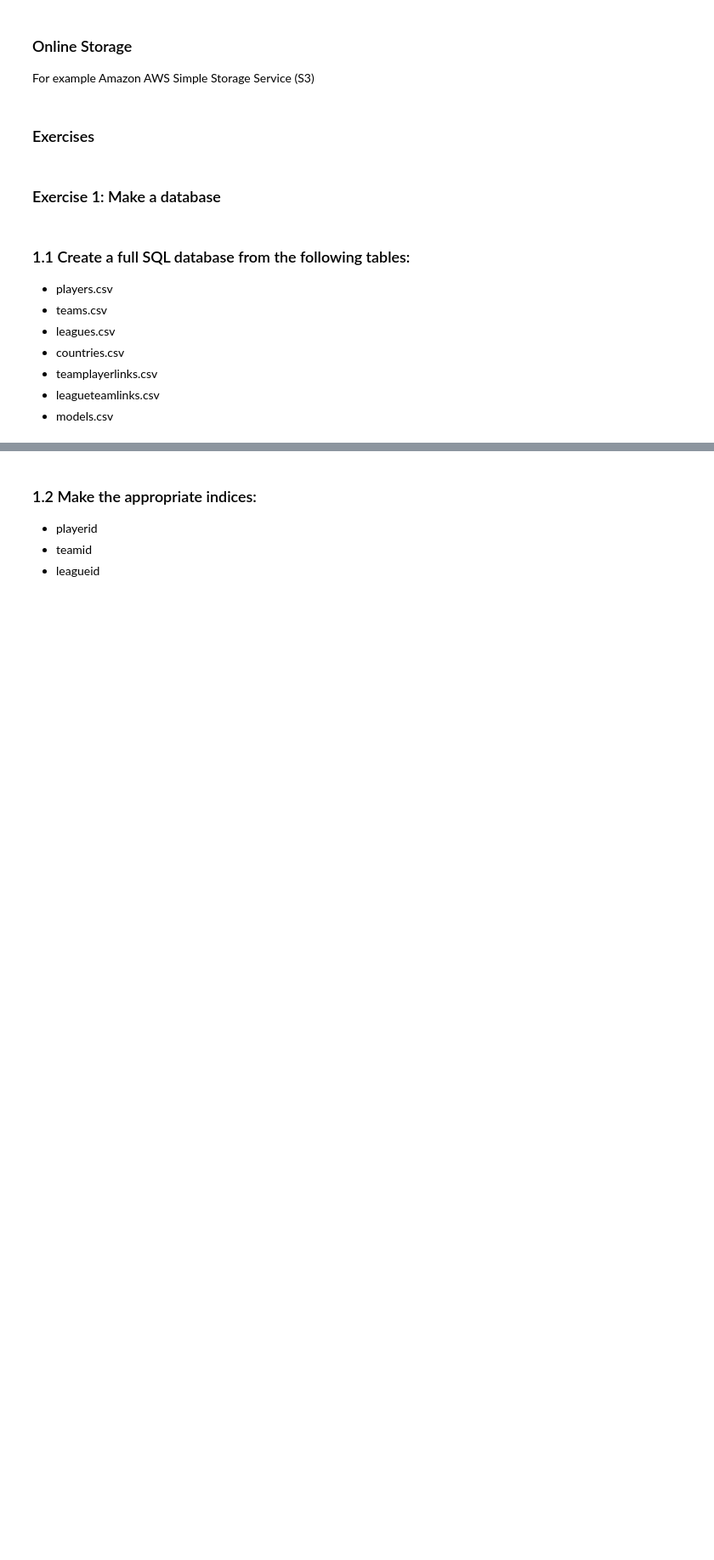
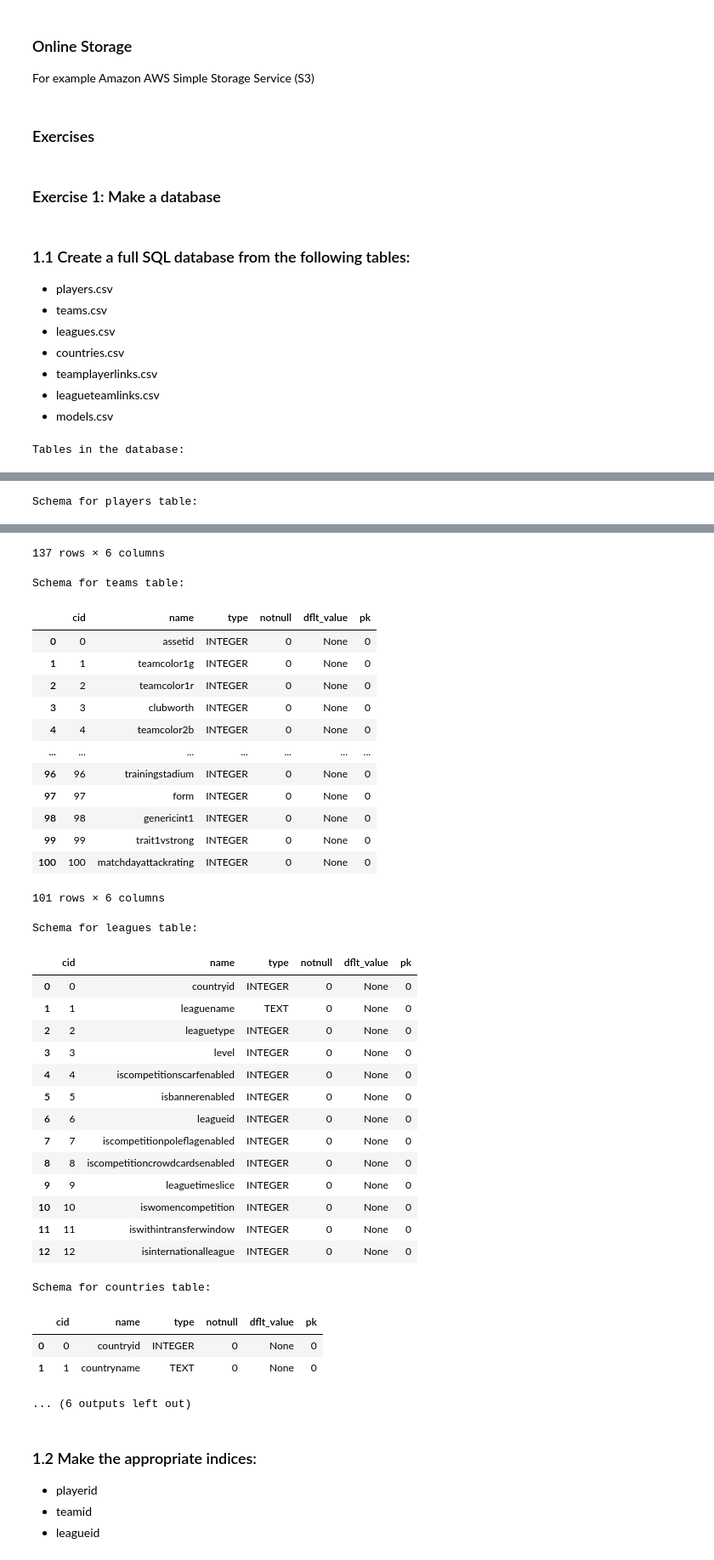
Before and after one commit to Paul-Bett/MLFC, a Jupyter notebook: _notebooks/02-pandas-practical.ipynb, the cells around one changed output, grey strips where cells are left out. Shown: that part at 85% size. Drawn from its saved outputs; the diff is of its cells as text; code cells hidden in the pictures; blank space fills up the shorter version.

```diff
--- a/_notebooks/02-pandas-practical.ipynb
+++ b/_notebooks/02-pandas-practical.ipynb
@@ -1396,4 +1396,38 @@ ltlinks.to_sql("leagueteamlinks", con, if_exists="replace", index=False)
 models.to_sql("models", con, if_exists="replace", index=False)
 
 con.commit()
-con.close()
+
+# Data inspection
+print("Tables in the database:")
+tables = pd.read_sql_query("SELECT name FROM sqlite_master WHERE type='table';", con)
+display(tables)
+
+print("\nSchema for players table:")
+schema_players = pd.read_sql_query("PRAGMA table_info(players);", con)
+display(schema_players)
+
+print("\nSchema for teams table:")
+schema_players = pd.read_sql_query("PRAGMA table_info(teams);", con)
+display(schema_players)
+
+print("\nSchema for leagues table:")
+schema_players = pd.read_sql_query("PRAGMA table_info(leagues);", con)
+display(schema_players)
+
+print("\nSchema for countries table:")
+schema_players = pd.read_sql_query("PRAGMA table_info(countries);", con)
+display(schema_players)
+
+print("\nSchema for teamplayerlinks table:")
+schema_players = pd.read_sql_query("PRAGMA table_info(teamplayerlinks);", con)
+display(schema_players)
+
+print("\nSchema for leagueteamlinks table:")
+schema_players = pd.read_sql_query("PRAGMA table_info(leagueteamlinks);", con)
+display(schema_players)
+
+print("\nSchema for models table:")
+schema_players = pd.read_sql_query("PRAGMA table_info(models);", con)
+display(schema_players)
+# %% [output]
+Tables in the database:
@@ -1399,0 +1442 @@ con.close()
+Schema for players table:
@@ -1400,3 +1455,38 @@ con.close()
+137 rows × 6 columns
+Schema for teams table:
+|  | cid | name | type | notnull | dflt_value | pk |
+| 0 | 0 | assetid | INTEGER | 0 | None | 0 |
+| 1 | 1 | teamcolor1g | INTEGER | 0 | None | 0 |
+| 2 | 2 | teamcolor1r | INTEGER | 0 | None | 0 |
+| 3 | 3 | clubworth | INTEGER | 0 | None | 0 |
+| 4 | 4 | teamcolor2b | INTEGER | 0 | None | 0 |
+| ... | ... | ... | ... | ... | ... | ... |
+| 96 | 96 | trainingstadium | INTEGER | 0 | None | 0 |
+| 97 | 97 | form | INTEGER | 0 | None | 0 |
+| 98 | 98 | genericint1 | INTEGER | 0 | None | 0 |
+| 99 | 99 | trait1vstrong | INTEGER | 0 | None | 0 |
+| 100 | 100 | matchdayattackrating | INTEGER | 0 | None | 0 |
+101 rows × 6 columns
+Schema for leagues table:
+|  | cid | name | type | notnull | dflt_value | pk |
+| 0 | 0 | countryid | INTEGER | 0 | None | 0 |
+| 1 | 1 | leaguename | TEXT | 0 | None | 0 |
+| 2 | 2 | leaguetype | INTEGER | 0 | None | 0 |
+| 3 | 3 | level | INTEGER | 0 | None | 0 |
+| 4 | 4 | iscompetitionscarfenabled | INTEGER | 0 | None | 0 |
+| 5 | 5 | isbannerenabled | INTEGER | 0 | None | 0 |
+| 6 | 6 | leagueid | INTEGER | 0 | None | 0 |
+| 7 | 7 | iscompetitionpoleflagenabled | INTEGER | 0 | None | 0 |
+| 8 | 8 | iscompetitioncrowdcardsenabled | INTEGER | 0 | None | 0 |
+| 9 | 9 | leaguetimeslice | INTEGER | 0 | None | 0 |
+| 10 | 10 | iswomencompetition | INTEGER | 0 | None | 0 |
+| 11 | 11 | iswithintransferwindow | INTEGER | 0 | None | 0 |
+| 12 | 12 | isinternationalleague | INTEGER | 0 | None | 0 |
+Schema for countries table:
+|  | cid | name | type | notnull | dflt_value | pk |
+| 0 | 0 | countryid | INTEGER | 0 | None | 0 |
+| 1 | 1 | countryname | TEXT | 0 | None | 0 |
+... (6 outputs left out)
 # %% [markdown]
 ### 1.2 Make the appropriate indices:
 
```
Also changed, not shown: parts of 26 cells of this notebook.
